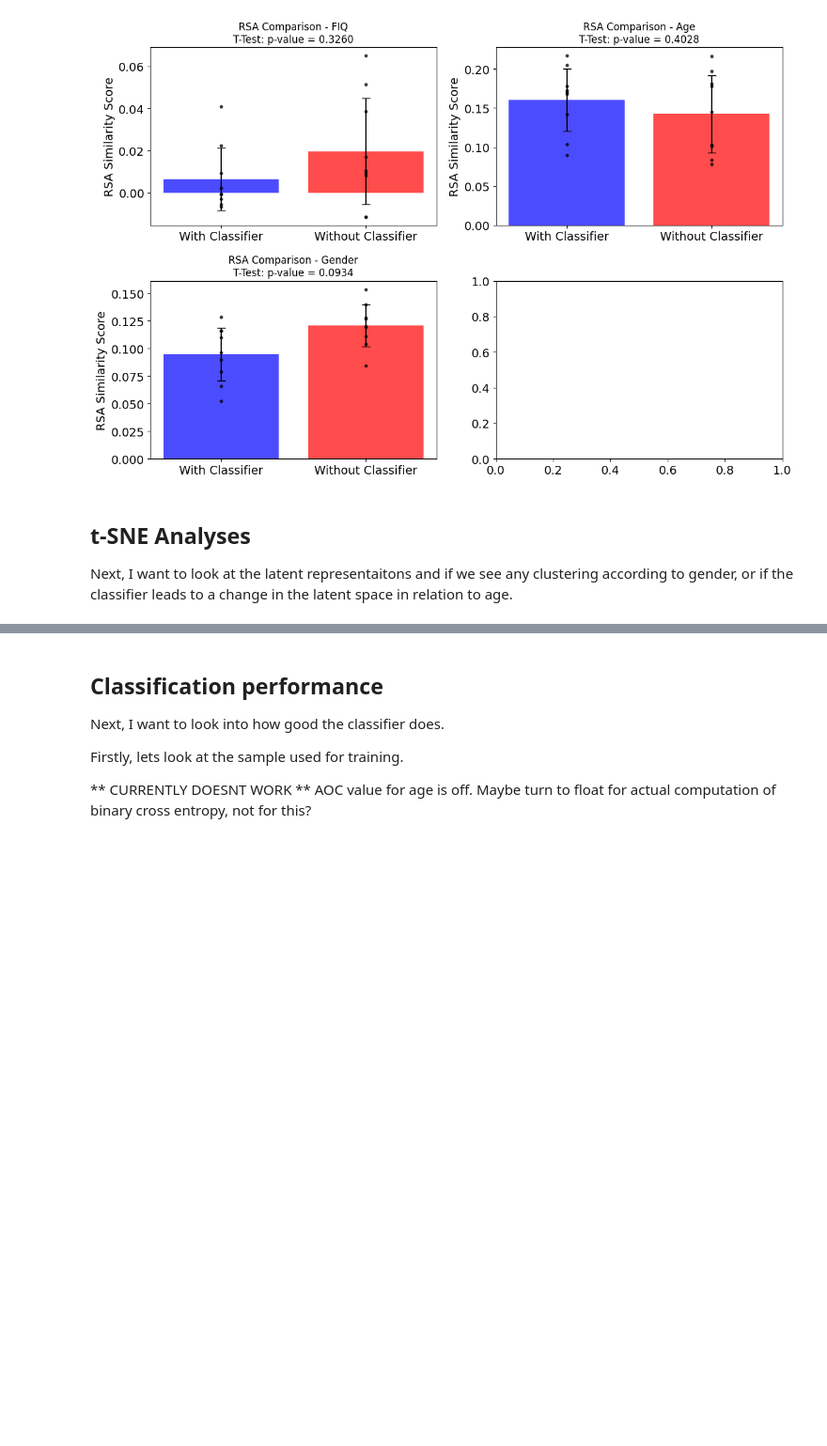
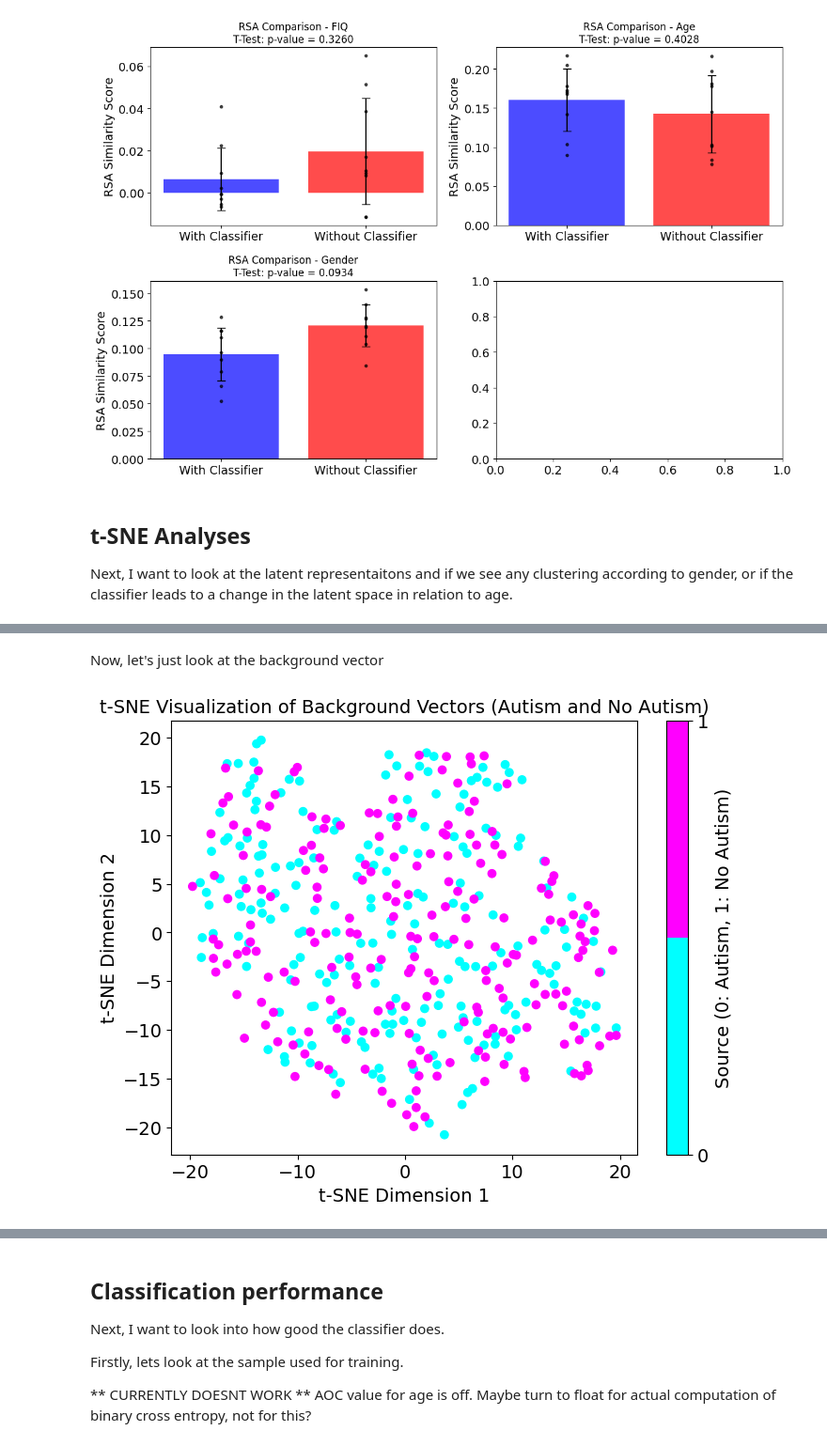
Before and after one commit to tchaase/cVAE_autism, a Jupyter notebook: code/cVAE_autism.ipynb, the cells around one changed output, grey strips where cells are left out. Shown at 94% size. Drawn from its saved outputs; the diff is of its cells as text; code cells hidden in the pictures; blank space fills up the shorter version.

```diff
--- a/code/cVAE_autism.ipynb
+++ b/code/cVAE_autism.ipynb
@@ -2439,0 +2550,71 @@ plt.show()
+# %% [markdown]
+Now, let's just look at the background vector
+# %%
+def get_background_batch(model, dataloader, device):
+    model.eval()
+    # Create an iterator for the data loader
+    batch_iterator = iter(dataloader)
+
+    # Get a single batch (sample)
+    sample_batch = next(batch_iterator)
+
+    (autism_data, autism_age, autism_gender, autism_diag_group, autism_ADOS_TOTAL, autism_ADOS_SOCIAL, autism_DSM_IV_TR, autism_FIQ, autism_sub_id), (no_autism_data, no_autism_age, no_autism_gender, _, no_autism_FIQ, no_autism_sub_id) = sample_batch
+
+    autism_data = autism_data.to(device)
+
+    _, _, _, _, _, _, _, _, _, _, _, _, z, s, z_no_autism = model(autism_data, no_autism_data)
+
+    z_list = []  # List to store z vectors
+    z_no_ASD_list = []  # List to store z_no_autism vectors
+    z_labels = []  # Labels for z vectors
+    z_no_ASD_labels = []  # Labels for z_no_autism vectors
+
+    # Loop through the batch dimension
+    for i in range(autism_data.shape[0]):
+        z_list.append(z[i])
+        z_no_ASD_list.append(z_no_autism[i])
+
+        # Use labels to differentiate between z and z_no_ASD vectors
+        z_labels.append("z")
+        z_no_ASD_labels.append("z_no_ASD")
+
+    # Convert lists to tensors
+    z_tensors = torch.stack(z_list)
+    z_no_ASD_tensors = torch.stack(z_no_ASD_list)
+
+    # Create dictionaries with z, z_no_ASD, age, and gender
+    z_dict = {"latent_vec": z_tensors, "age": autism_age, "gender": autism_gender, "label": z_labels}
+    z_no_autism_dict = {"latent_vec": z_no_ASD_tensors, "age": no_autism_age, "gender": no_autism_gender, "label": z_no_ASD_labels}
+
+    return z_dict, z_no_autism_dict
+
+
+# Get z_dict and z_no_autism_dict from the modified get_background_batch function
+background_vectors_dict, background_no_autism_dict = get_background_batch(model_classifier, train_dataloader_no_batch, device)
+
+# Extract background vectors
+background_vectors = background_vectors_dict["latent_vec"].detach().cpu().numpy()
+background_no_autism_vectors = background_no_autism_dict["latent_vec"].detach().cpu().numpy()
+
+# Create labels to indicate the source (0 for autism, 1 for no autism)
+background_labels = np.zeros(len(background_vectors))
+background_no_autism_labels = np.ones(len(background_no_autism_vectors))
+
+# Combine the vectors and labels into a single dataset
+combined_background_vectors = np.vstack((background_vectors, background_no_autism_vectors))
+combined_background_labels = np.hstack((background_labels, background_no_autism_labels))
+
+# Perform t-SNE on the combined dataset
+tsne = TSNE(n_components=2, random_state=42)
+tsne_results_background_combined = tsne.fit_transform(combined_background_vectors)
+
+# Create a scatter plot with color-coded points
+plt.figure(figsize=(8, 6))
+plt.scatter(tsne_results_background_combined[:, 0], tsne_results_background_combined[:, 1], c=combined_background_labels, cmap=plt.cm.get_cmap("cool", 2))
+plt.colorbar(ticks=[0, 1], label="Source (0: Autism, 1: No Autism)")
+plt.xlabel('t-SNE Dimension 1')
+plt.ylabel('t-SNE Dimension 2')
+plt.title('t-SNE Visualization of Background Vectors (Autism and No Autism)')
+plt.show()
+# %% [output]
+[figure, added]
```
Also changed, not shown: parts of 9 cells of this notebook.
